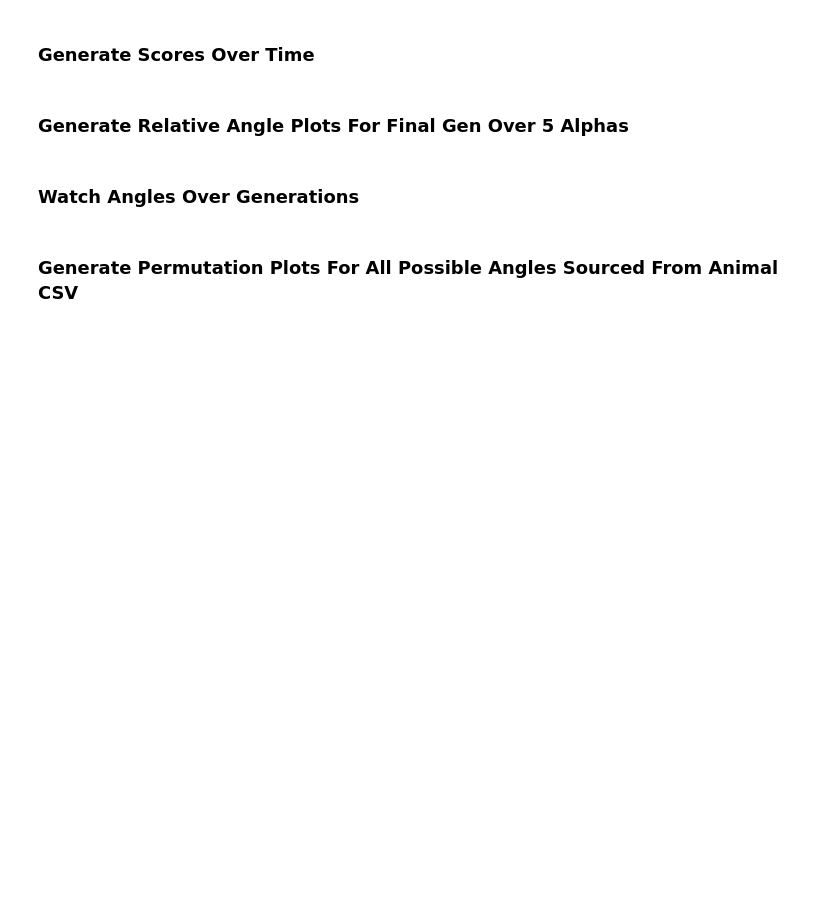
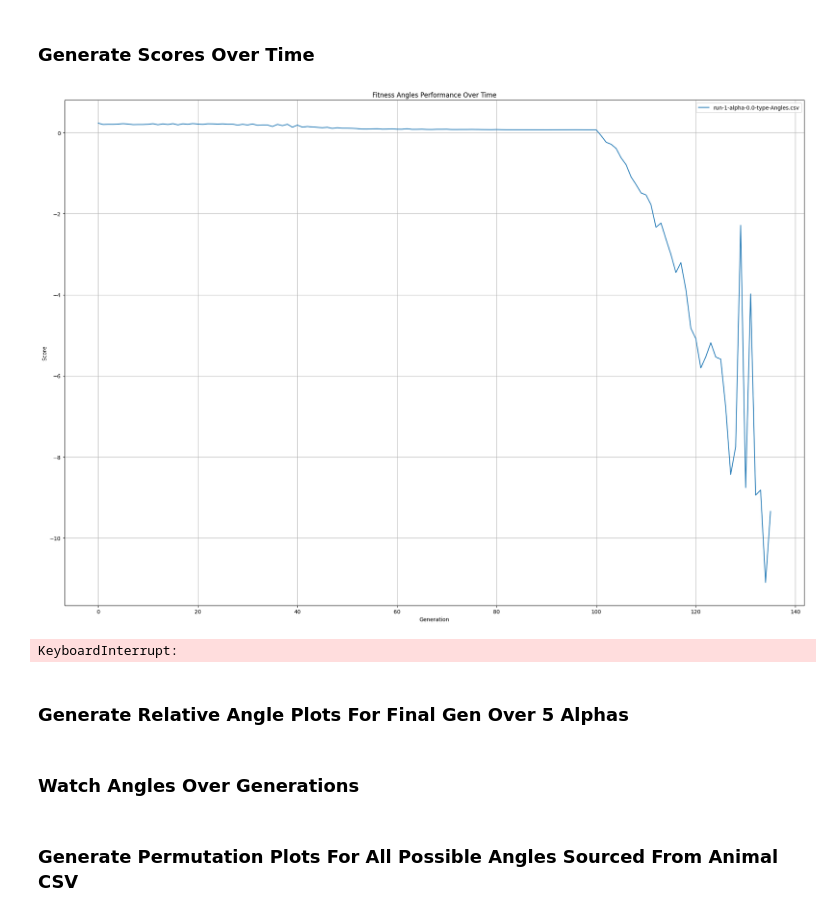
Before and after one commit to EmilChoparinov/EVOC-Research, a Jupyter notebook: notebooks/graphics.ipynb, the cells around one changed output. Drawn from its saved outputs; the diff is of its cells as text; code cells hidden in the pictures; blank space fills up the shorter version.

```diff
--- a/notebooks/graphics.ipynb
+++ b/notebooks/graphics.ipynb
@@ -63,7 +64,7 @@ for_mse = 2
 animal = pd.read_csv("../simulate/model/slow_with_linear_4.csv")
 plots = [
     ("Angles", collect_by_regex(source_folder,
-    re.compile('.*(alpha-[+-]?([0-9]*[.])?[0-9]+)-2_Angles.csv$'))),
+    re.compile('.*(alpha-[+-]?([0-9]*[.])?[0-9]+)-type-Angles.csv$'))),
 
     ("DTW", collect_by_regex(source_folder,
     re.compile('.*(alpha-[+-]?([0-9]*[.])?[0-9]+)-type-DTW.csv$'))),
@@ -225,34 +140,37 @@ def gen():
     # Select only plots that have data to show
     to_plot = list(filter(lambda x: len(x[1]) > 0, plots))
 
     fig, ax = plt.subplots(len(to_plot),1,figsize=(20,14))
 
     for i, plot in enumerate(to_plot):
         plot_name = plot[0]
 
         # Crazy design choice, matplotlib.
         if len(to_plot) > 1: cur_ax = ax[i]
         else: cur_ax = ax
 
         for meta, df in plot[1]:
             cur_ax.plot(
                 df["generation"],
-                df["data_ab"].ewm(alpha=1).mean().values,
+                df["score"].ewm(alpha=1).mean().values,
                 label=meta.alpha_name, alpha=1)
 
 
         cur_ax.set_xlabel("Generation")
         cur_ax.set_ylabel("Score")
         cur_ax.set_title(f"Fitness {plot_name} Performance Over Time")
 
         cur_ax.grid(visible=True, which="major")
 
         cur_ax.legend()
 
     fig.tight_layout()
     return plt
 
 progressive_updates(gen)
+# %% [output]
+[figure, added]
+KeyboardInterrupt:
 # %% [markdown]
 ### Generate Relative Angle Plots For Final Gen Over 5 Alphas
 # %%
```
Also changed, not shown: parts of 5 cells of this notebook.
